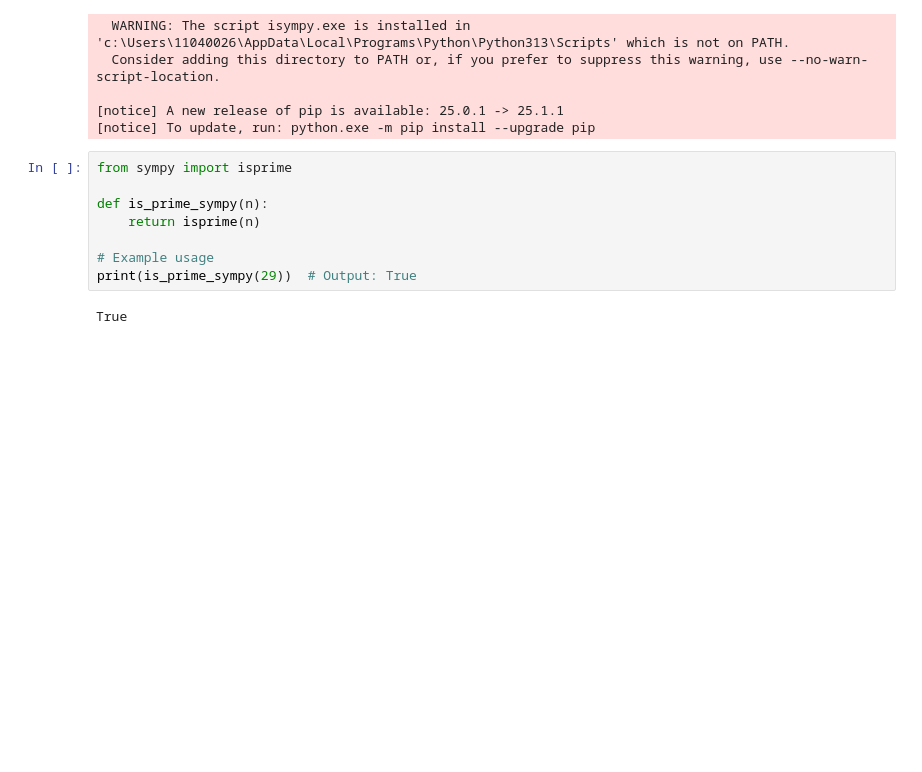
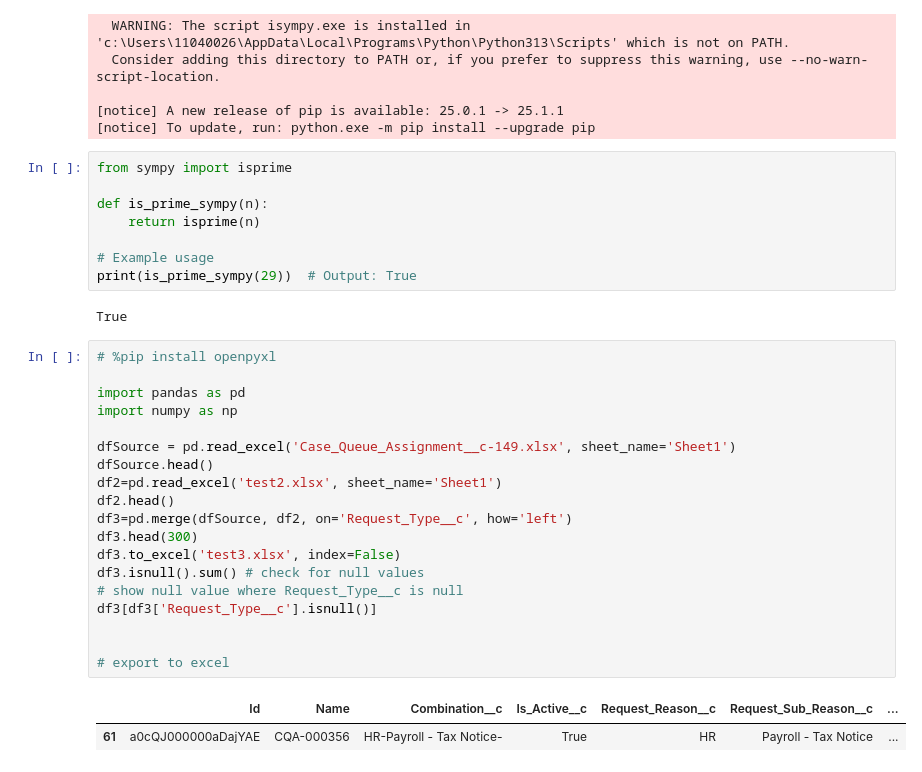
Before and after one commit to sfdxlwcSs/python-Basics, a Jupyter notebook: Basics.ipynb, the cells around one changed output. Cells and saved outputs as stored; diff of their text form; blank space fills up the shorter version.

```diff
--- a/Basics.ipynb
+++ b/Basics.ipynb
@@ -903,3 +903,25 @@ def is_prime_sympy(n):
 print(is_prime_sympy(29))  # Output: True
 # %% [output]
 True
+# %%
+# %pip install openpyxl
+
+import pandas as pd
+import numpy as np
+
+dfSource = pd.read_excel('Case_Queue_Assignment__c-149.xlsx', sheet_name='Sheet1')
+dfSource.head()
+df2=pd.read_excel('test2.xlsx', sheet_name='Sheet1')
+df2.head()
+df3=pd.merge(dfSource, df2, on='Request_Type__c', how='left')
+df3.head(300)
+df3.to_excel('test3.xlsx', index=False)
+df3.isnull().sum() # check for null values
+# show null value where Request_Type__c is null
+df3[df3['Request_Type__c'].isnull()]
+
+
+# export to excel
+# %% [output]
+|  | Id | Name | Combination__c | Is_Active__c | Request_Reason__c | Request_Sub_Reason__c | ... |
+| 61 | a0cQJ000000aDajYAE | CQA-000356 | HR-Payroll - Tax Notice- | True | HR | Payroll - Tax Notice | ... |
```
Also changed, not shown: 4 other files.
